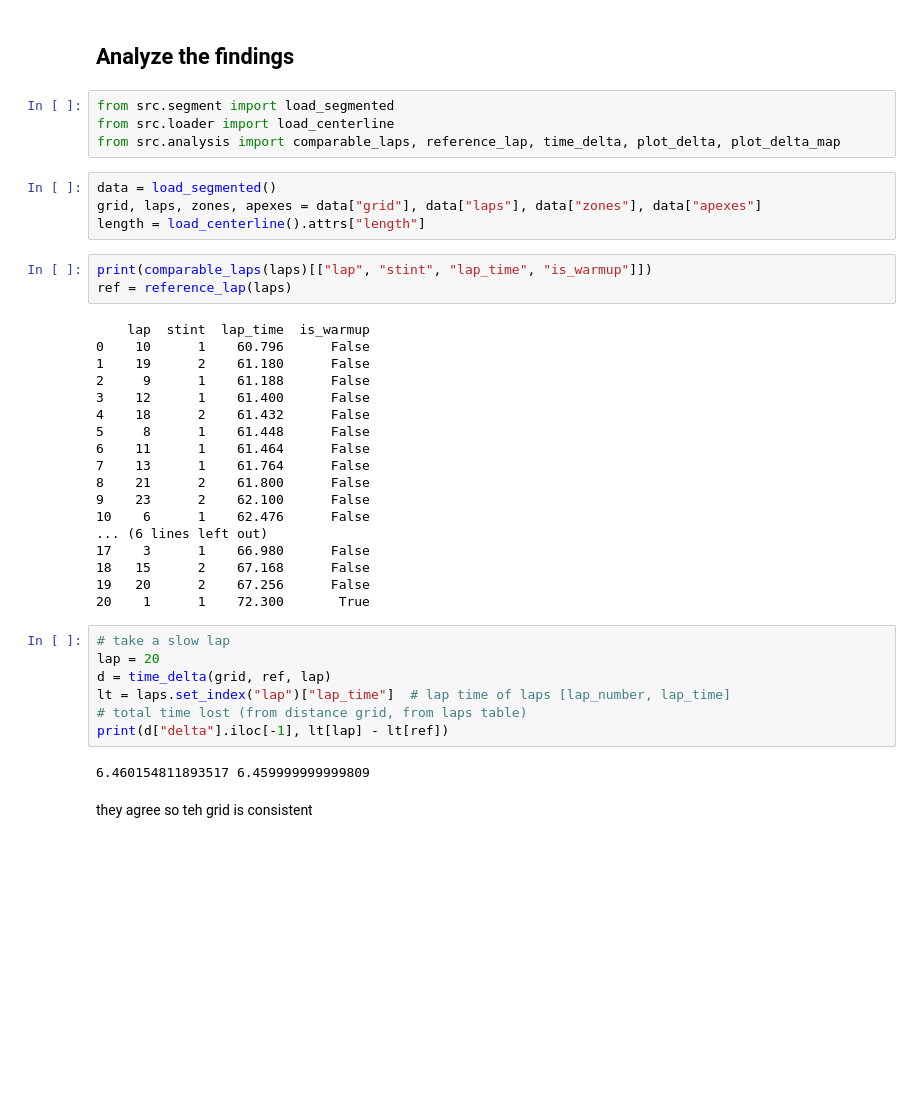
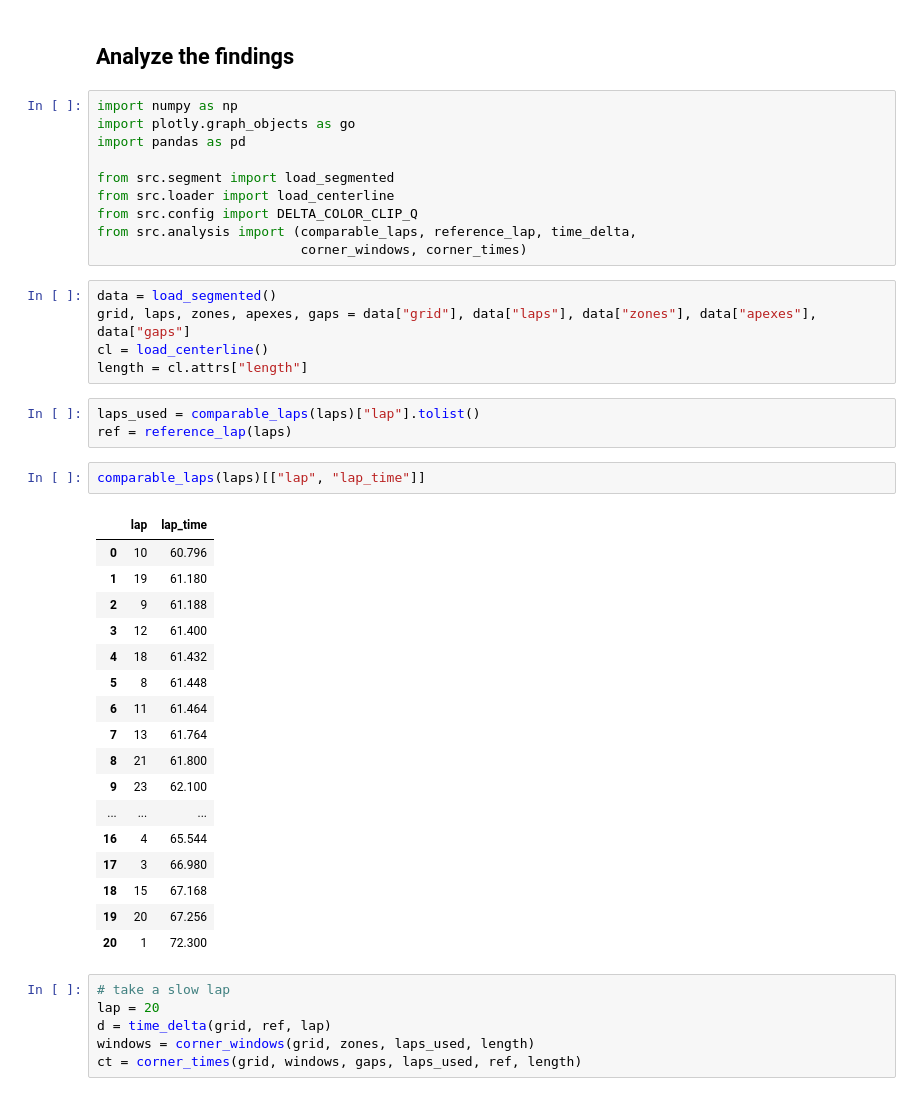
Before and after one commit to manelbenabid/recruiting-sw-telemetry, a Jupyter notebook: notebooks/08_analyze.ipynb, the cells around one changed output. Drawn from its saved outputs; the diff is of its cells as text; blank space fills up the shorter version.

Commit message:
experiemented to find corner times but it was not successful so changes strategy

```diff
--- a/notebooks/08_analyze.ipynb
+++ b/notebooks/08_analyze.ipynb
@@ -1,43 +1,47 @@
 # %% [markdown]
 ## Analyze the findings
 # %%
+import numpy as np
+import plotly.graph_objects as go
+import pandas as pd
+
 from src.segment import load_segmented
 from src.loader import load_centerline
-from src.analysis import comparable_laps, reference_lap, time_delta, plot_delta, plot_delta_map
+from src.config import DELTA_COLOR_CLIP_Q
+from src.analysis import (comparable_laps, reference_lap, time_delta,
+                          corner_windows, corner_times)
 # %%
 data = load_segmented()
-grid, laps, zones, apexes = data["grid"], data["laps"], data["zones"], data["apexes"]
-length = load_centerline().attrs["length"]
+grid, laps, zones, apexes, gaps = data["grid"], data["laps"], data["zones"], data["apexes"], data["gaps"]
+cl = load_centerline()
+length = cl.attrs["length"]
 # %%
-print(comparable_laps(laps)[["lap", "stint", "lap_time", "is_warmup"]])
+laps_used = comparable_laps(laps)["lap"].tolist()
 ref = reference_lap(laps)
-# %% [output]
-    lap  stint  lap_time  is_warmup
-0    10      1    60.796      False
-1    19      2    61.180      False
-2     9      1    61.188      False
-3    12      1    61.400      False
-4    18      2    61.432      False
-5     8      1    61.448      False
-6    11      1    61.464      False
-7    13      1    61.764      False
-8    21      2    61.800      False
-9    23      2    62.100      False
-10    6      1    62.476      False
-... (6 lines left out)
-17    3      1    66.980      False
-18   15      2    67.168      False
-19   20      2    67.256      False
-20    1      1    72.300       True
+# %%
+comparable_laps(laps)[["lap", "lap_time"]]
+# %% [output]
+|  | lap | lap_time |
+| 0 | 10 | 60.796 |
+| 1 | 19 | 61.180 |
+| 2 | 9 | 61.188 |
+| 3 | 12 | 61.400 |
+| 4 | 18 | 61.432 |
+| 5 | 8 | 61.448 |
+| 6 | 11 | 61.464 |
+| 7 | 13 | 61.764 |
+| 8 | 21 | 61.800 |
+| 9 | 23 | 62.100 |
+| ... | ... | ... |
+| 16 | 4 | 65.544 |
+| 17 | 3 | 66.980 |
+| 18 | 15 | 67.168 |
+| 19 | 20 | 67.256 |
+| 20 | 1 | 72.300 |
 # %%
 # take a slow lap
 lap = 20
 d = time_delta(grid, ref, lap)
-lt = laps.set_index("lap")["lap_time"]  # lap time of laps [lap_number, lap_time]
-# total time lost (from distance grid, from laps table)
-print(d["delta"].iloc[-1], lt[lap] - lt[ref])
+windows = corner_windows(grid, zones, laps_used, length)
+ct = corner_times(grid, windows, gaps, laps_used, ref, length)
-# %% [output]
-6.460154811893517 6.459999999999809
-# %% [markdown]
-they agree so teh grid is consistent
 # %%
```
Also changed, not shown: parts of 9 cells of this notebook.
